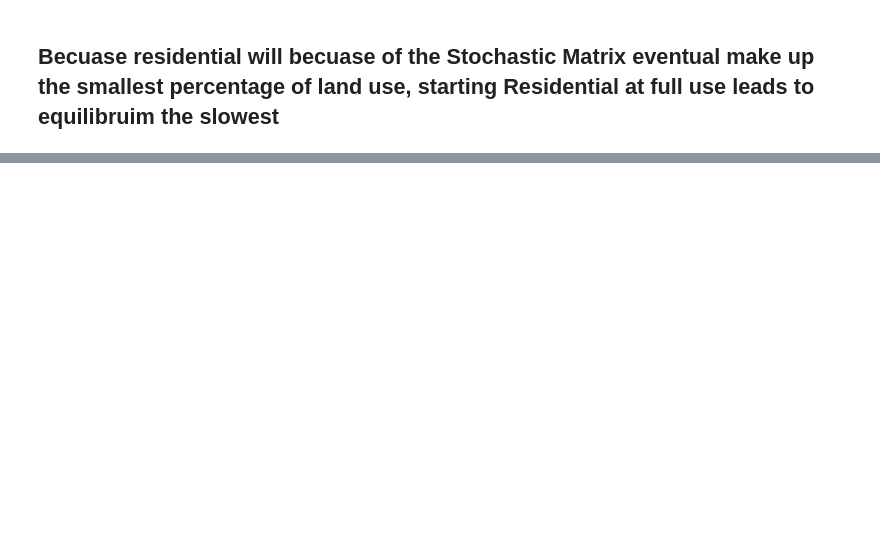
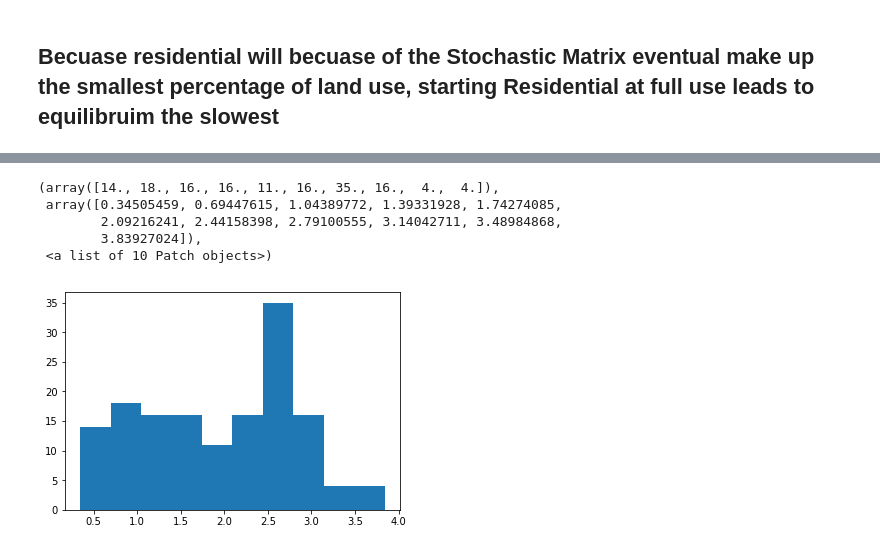
Before and after one commit to NathanLaird/LinAlgProject, a Jupyter notebook: Linear_Algebra_Assignment.ipynb, the cells around one changed output, grey strips where cells are left out. Cells and saved outputs as stored; diff of their text form; code cells hidden in the pictures; blank space fills up the shorter version.

```diff
--- a/Linear_Algebra_Assignment.ipynb
+++ b/Linear_Algebra_Assignment.ipynb
@@ -82,0 +109,7 @@ plt.plot(R)
+# %%
+def euclidean_dist(X,Y):
+    if X.shape != Y.shape:
+        raise Exception('These Vectors Should Have The Same Size! Please Try Again.')
+    if X.shape[1] != 1:
+        raise Exception('These Vectors Should Be Column Vectors! Please Try Again.')
+    return np.linalg.norm(X-Y)
@@ -82,0 +126,21 @@ plt.plot(R)
+# %%
+def compute_dist(data_matrix,Function):
+    mean_arr = np.mean(data_matrix, axis = 0)
+    mean_arr = np.array([mean_arr])
+    dist_arr = []
+
+    for vec in data_matrix:
+        vec = np.array([vec])
+        dist_arr.append(Function(vec.T,mean_arr.T))
+    return (dist_arr)
+# %%
+euclidean_dists = compute_dist(iris_data, euclidean_dist)
+# %%
+plt.hist(euclidean_dists)
+# %% [output]
+(array([14., 18., 16., 16., 11., 16., 35., 16.,  4.,  4.]),
+ array([0.34505459, 0.69447615, 1.04389772, 1.39331928, 1.74274085,
+        2.09216241, 2.44158398, 2.79100555, 3.14042711, 3.48984868,
+        3.83927024]),
+ <a list of 10 Patch objects>)
+[figure, added]
```
Also changed, not shown: parts of 14 cells of this notebook.
